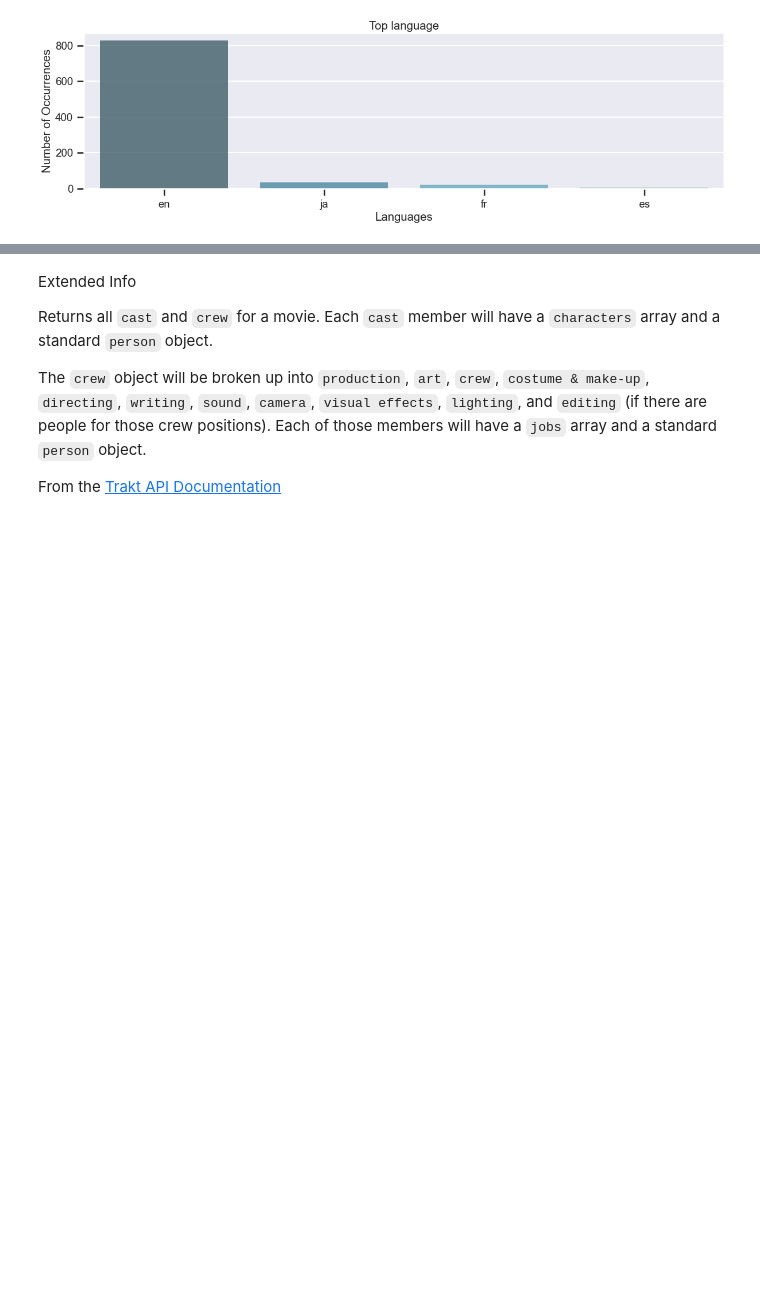
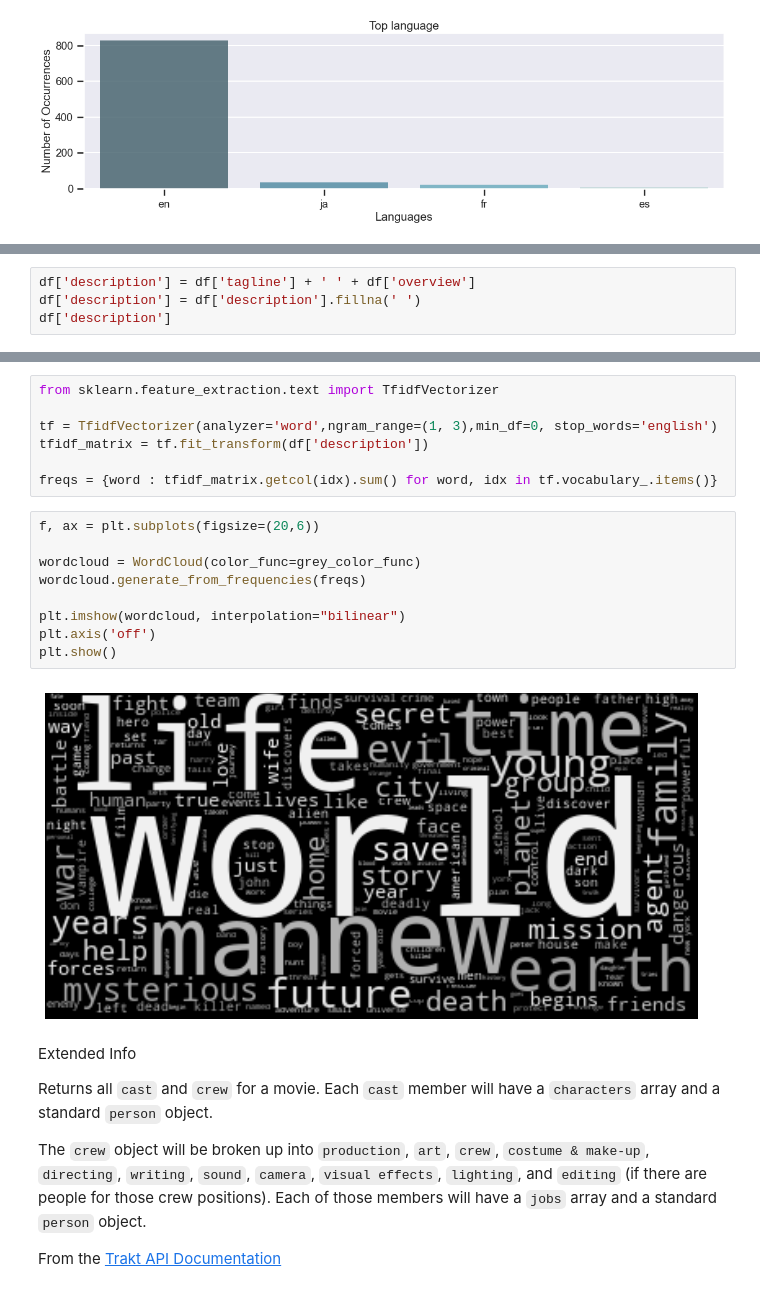
Before and after one commit to collardm/movie-recommender, a Jupyter notebook: Recommander.ipynb, the cells around one changed output, grey strips where cells are left out. Saved outputs shown, nothing was run; the diff lists cells and outputs as text; blank space fills up the shorter version.

```diff
--- a/Recommander.ipynb
+++ b/Recommander.ipynb
@@ -357,0 +377,4 @@ reviews_by_genres
+# %%
+df['description'] = df['tagline'] + ' ' + df['overview']
+df['description'] = df['description'].fillna(' ')
+df['description']
@@ -358,3 +394,21 @@ reviews_by_genres
+# %%
+from sklearn.feature_extraction.text import TfidfVectorizer
+
+tf = TfidfVectorizer(analyzer='word',ngram_range=(1, 3),min_df=0, stop_words='english')
+tfidf_matrix = tf.fit_transform(df['description'])
+
+freqs = {word : tfidf_matrix.getcol(idx).sum() for word, idx in tf.vocabulary_.items()}
+# %%
+f, ax = plt.subplots(figsize=(20,6))
+
+wordcloud = WordCloud(color_func=grey_color_func)
+wordcloud.generate_from_frequencies(freqs)
+
+plt.imshow(wordcloud, interpolation="bilinear")
+plt.axis('off')
+plt.show()
+# %% [output]
+[figure, added]
 # %% [markdown]
 Extended Info
 
```
Also changed, not shown: parts of 19 cells of this notebook, 1 other file.
